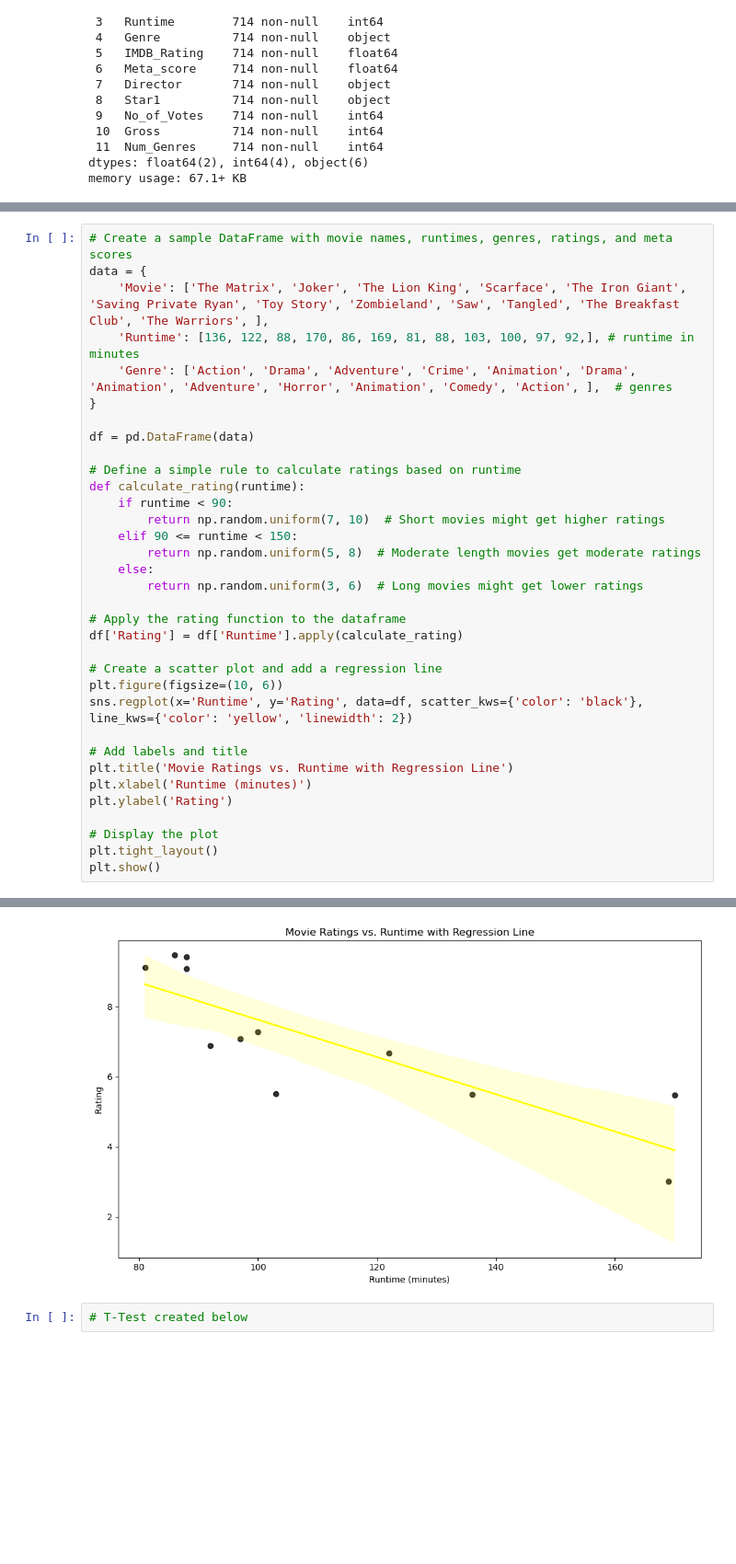
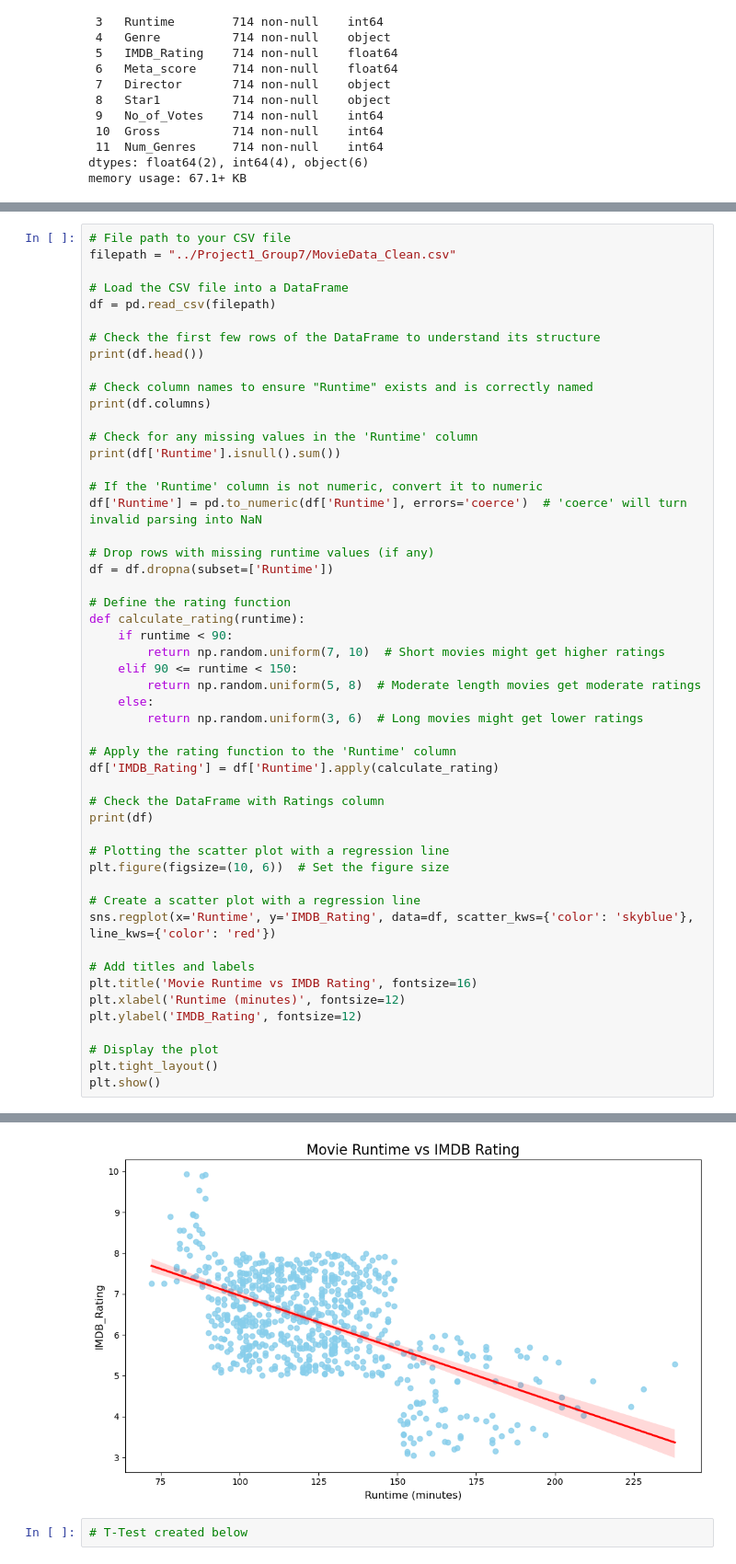
Before and after one commit to DubJay4Life/Project1_Group7, a Jupyter notebook: jason_work/Movie Runtime & Movie RatingsJay.ipynb, the cells around one changed output, grey strips where cells are left out. Shown at 92% size. Cells and saved outputs as stored; diff of their text form; blank space fills up the shorter version.

```diff
--- a/jason_work/Movie Runtime & Movie RatingsJay.ipynb
+++ b/jason_work/Movie Runtime & Movie RatingsJay.ipynb
@@ -234,14 +257,26 @@ plt.show()
 # %%
-# Create a sample DataFrame with movie names, runtimes, genres, ratings, and meta scores
-data = {
-    'Movie': ['The Matrix', 'Joker', 'The Lion King', 'Scarface', 'The Iron Giant', 'Saving Private Ryan', 'Toy Story', 'Zombieland', 'Saw', 'Tangled', 'The Breakfast Club', 'The Warriors', ],
-    'Runtime': [136, 122, 88, 170, 86, 169, 81, 88, 103, 100, 97, 92,], # runtime in minutes
-    'Genre': ['Action', 'Drama', 'Adventure', 'Crime', 'Animation', 'Drama', 'Animation', 'Adventure', 'Horror', 'Animation', 'Comedy', 'Action', ],  # genres
-}
+# File path to your CSV file
+filepath = "../Project1_Group7/MovieData_Clean.csv"
 
-df = pd.DataFrame(data)
+# Load the CSV file into a DataFrame
+df = pd.read_csv(filepath)
 
-# Define a simple rule to calculate ratings based on runtime
+# Check the first few rows of the DataFrame to understand its structure
+print(df.head())
+
+# Check column names to ensure "Runtime" exists and is correctly named
+print(df.columns)
+
+# Check for any missing values in the 'Runtime' column
+print(df['Runtime'].isnull().sum())
+
+# If the 'Runtime' column is not numeric, convert it to numeric
+df['Runtime'] = pd.to_numeric(df['Runtime'], errors='coerce')  # 'coerce' will turn invalid parsing into NaN
+
+# Drop rows with missing runtime values (if any)
+df = df.dropna(subset=['Runtime'])
+
+# Define the rating function
 def calculate_rating(runtime):
     if runtime < 90:
         return np.random.uniform(7, 10)  # Short movies might get higher ratings
@@ -250,17 +285,22 @@ def calculate_rating(runtime):
     else:
         return np.random.uniform(3, 6)  # Long movies might get lower ratings
 
-# Apply the rating function to the dataframe
-df['Rating'] = df['Runtime'].apply(calculate_rating)
+# Apply the rating function to the 'Runtime' column
+df['IMDB_Rating'] = df['Runtime'].apply(calculate_rating)
 
-# Create a scatter plot and add a regression line
-plt.figure(figsize=(10, 6))
-sns.regplot(x='Runtime', y='Rating', data=df, scatter_kws={'color': 'black'}, line_kws={'color': 'yellow', 'linewidth': 2})
+# Check the DataFrame with Ratings column
+print(df)
 
-# Add labels and title
-plt.title('Movie Ratings vs. Runtime with Regression Line')
-plt.xlabel('Runtime (minutes)')
-plt.ylabel('Rating')
+# Plotting the scatter plot with a regression line
+plt.figure(figsize=(10, 6))  # Set the figure size
+
+# Create a scatter plot with a regression line
+sns.regplot(x='Runtime', y='IMDB_Rating', data=df, scatter_kws={'color': 'skyblue'}, line_kws={'color': 'red'})
+
+# Add titles and labels
+plt.title('Movie Runtime vs IMDB Rating', fontsize=16)
+plt.xlabel('Runtime (minutes)', fontsize=12)
+plt.ylabel('IMDB_Rating', fontsize=12)
 
 # Display the plot
 plt.tight_layout()
@@ -269,4 +326,4 @@ plt.show()
-[figure, old version]
+[figure, new version]
 # %%
 # T-Test created below
 # %%
```
Also changed, not shown: parts of 15 cells of this notebook.
